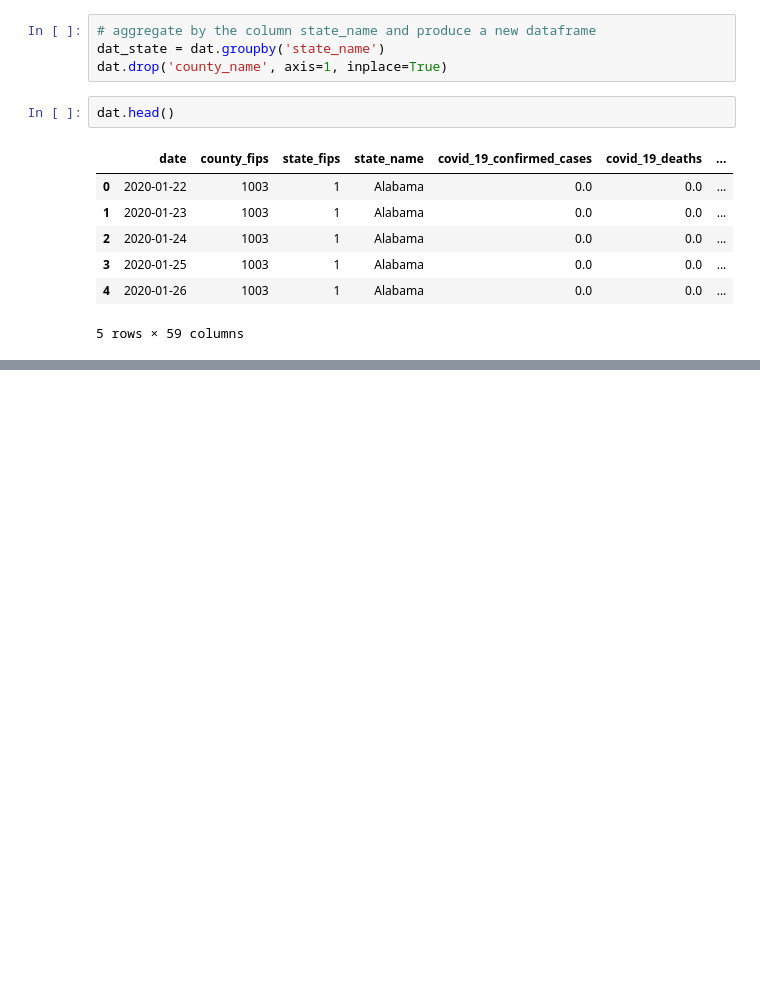
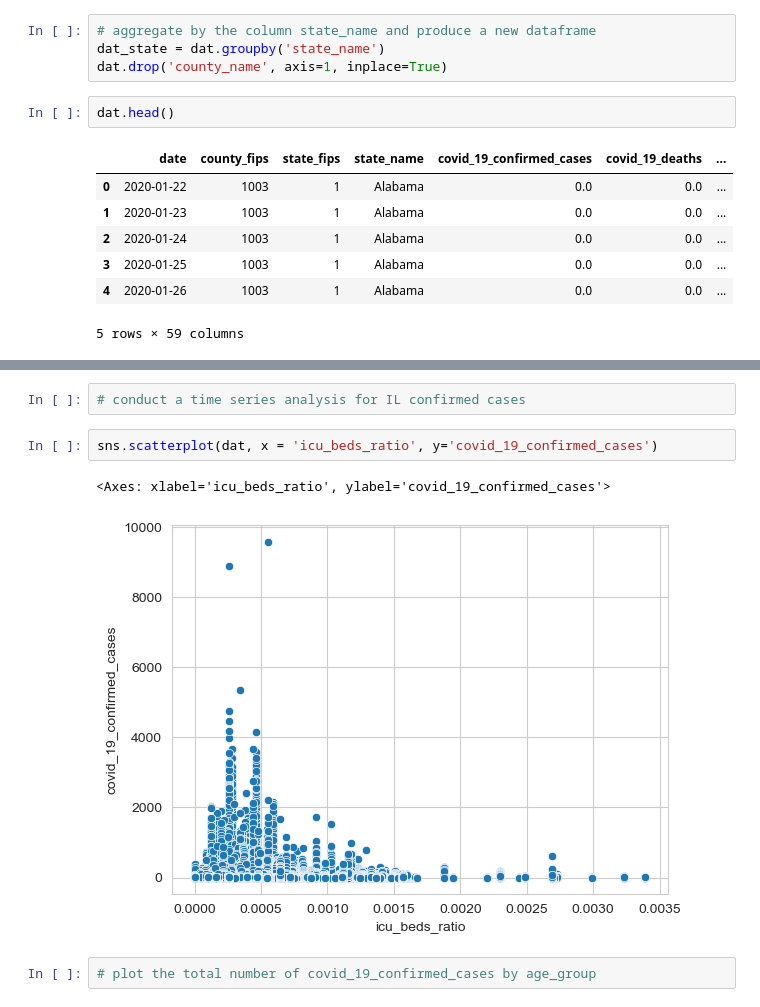
Before and after one commit to zshi719/LTV_DataSci_Capstone_Project, a Jupyter notebook: eda_vs.ipynb, the cells around one changed output, grey strips where cells are left out. Cells and saved outputs as stored; diff of their text form; blank space fills up the shorter version.

```diff
--- a/eda_vs.ipynb
+++ b/eda_vs.ipynb
@@ -403,0 +78,9 @@ plt.show()
+# %%
+# conduct a time series analysis for IL confirmed cases
+# %%
+sns.scatterplot(dat, x = 'icu_beds_ratio', y='covid_19_confirmed_cases')
+# %% [output]
+<Axes: xlabel='icu_beds_ratio', ylabel='covid_19_confirmed_cases'>
+[figure, added]
+# %%
+# plot the total number of covid_19_confirmed_cases by age_group
```
Also changed, not shown: parts of 41 cells of this notebook.
